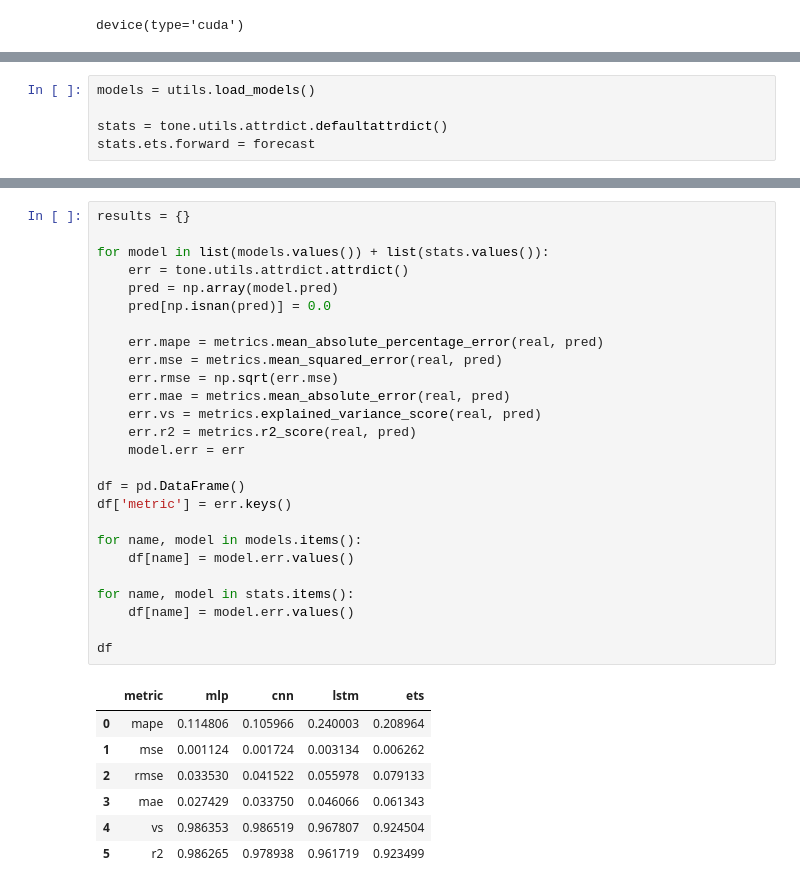
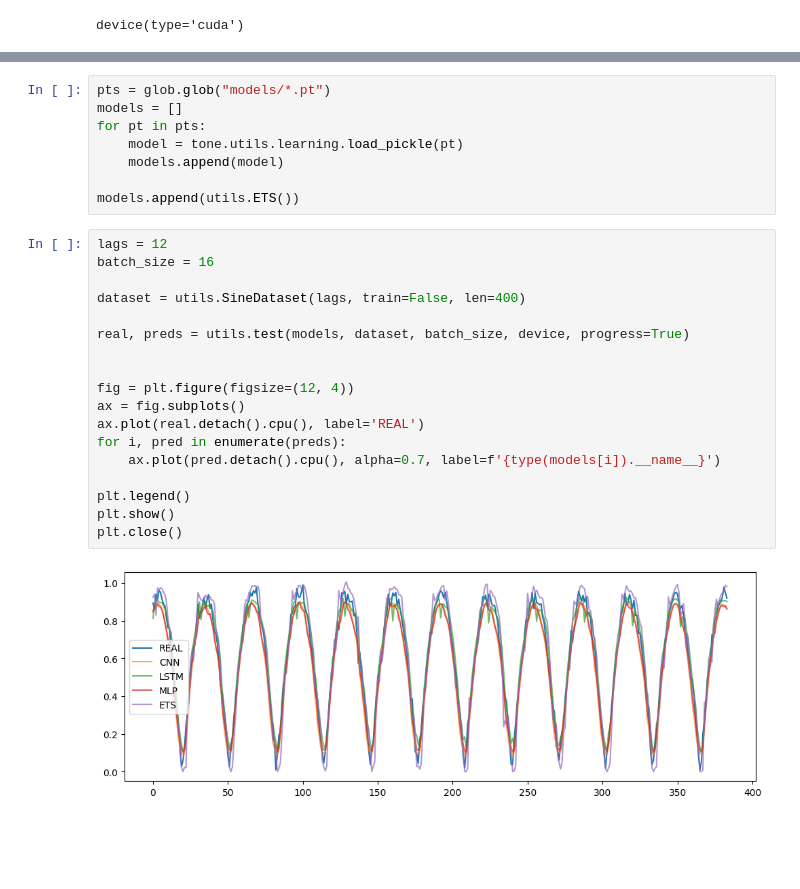
Before and after one commit to StevenBaby/tsa, a Jupyter notebook: playground/006 ets.ipynb, the cells around one changed output, grey strips where cells are left out. Drawn from its saved outputs; the diff is of its cells as text; blank space fills up the shorter version.

```diff
--- a/playground/006 ets.ipynb
+++ b/playground/006 ets.ipynb
@@ -34,5 +11,0 @@ def forecast(history):
-# %%
-models = utils.load_models()
-
-stats = tone.utils.attrdict.defaultattrdict()
-stats.ets.forward = forecast
@@ -85,34 +12,28 @@ plt.close()
-# %%
-results = {}
-
-for model in list(models.values()) + list(stats.values()):
-    err = tone.utils.attrdict.attrdict()
-    pred = np.array(model.pred)
-    pred[np.isnan(pred)] = 0.0
-
-    err.mape = metrics.mean_absolute_percentage_error(real, pred)
-    err.mse = metrics.mean_squared_error(real, pred)
-    err.rmse = np.sqrt(err.mse)
-    err.mae = metrics.mean_absolute_error(real, pred)
-    err.vs = metrics.explained_variance_score(real, pred)
-    err.r2 = metrics.r2_score(real, pred)
-    model.err = err
-
-df = pd.DataFrame()
-df['metric'] = err.keys()
-
-for name, model in models.items():
-    df[name] = model.err.values()
-
-for name, model in stats.items():
-    df[name] = model.err.values()
-
-df
-# %% [output]
-|  | metric | mlp | cnn | lstm | ets |
-| 0 | mape | 0.114806 | 0.105966 | 0.240003 | 0.208964 |
-| 1 | mse | 0.001124 | 0.001724 | 0.003134 | 0.006262 |
-| 2 | rmse | 0.033530 | 0.041522 | 0.055978 | 0.079133 |
-| 3 | mae | 0.027429 | 0.033750 | 0.046066 | 0.061343 |
-| 4 | vs | 0.986353 | 0.986519 | 0.967807 | 0.924504 |
-| 5 | r2 | 0.986265 | 0.978938 | 0.961719 | 0.923499 |
+# %%
+pts = glob.glob("models/*.pt")
+models = []
+for pt in pts:
+    model = tone.utils.learning.load_pickle(pt)
+    models.append(model)
+
+models.append(utils.ETS())
+# %%
+lags = 12
+batch_size = 16
+
+dataset = utils.SineDataset(lags, train=False, len=400)
+
+real, preds = utils.test(models, dataset, batch_size, device, progress=True)
+
+
+fig = plt.figure(figsize=(12, 4))
+ax = fig.subplots()
+ax.plot(real.detach().cpu(), label='REAL')
+for i, pred in enumerate(preds):
+    ax.plot(pred.detach().cpu(), alpha=0.7, label=f'{type(models[i]).__name__}')
+
+plt.legend()
+plt.show()
+plt.close()
+# %% [output]
+[figure, added]
```
Also changed, not shown: parts of 4 cells of this notebook, 1 other file.
